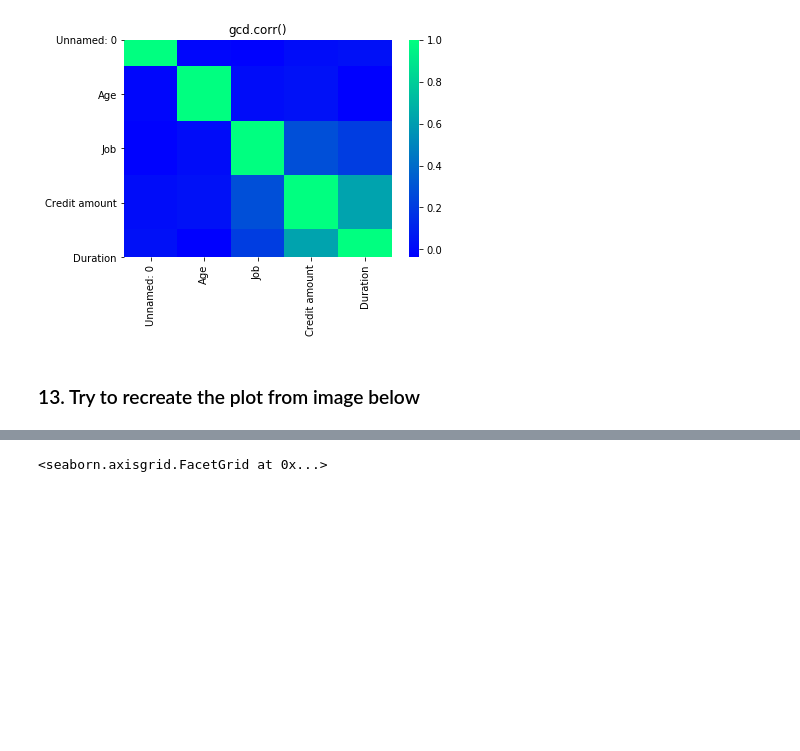
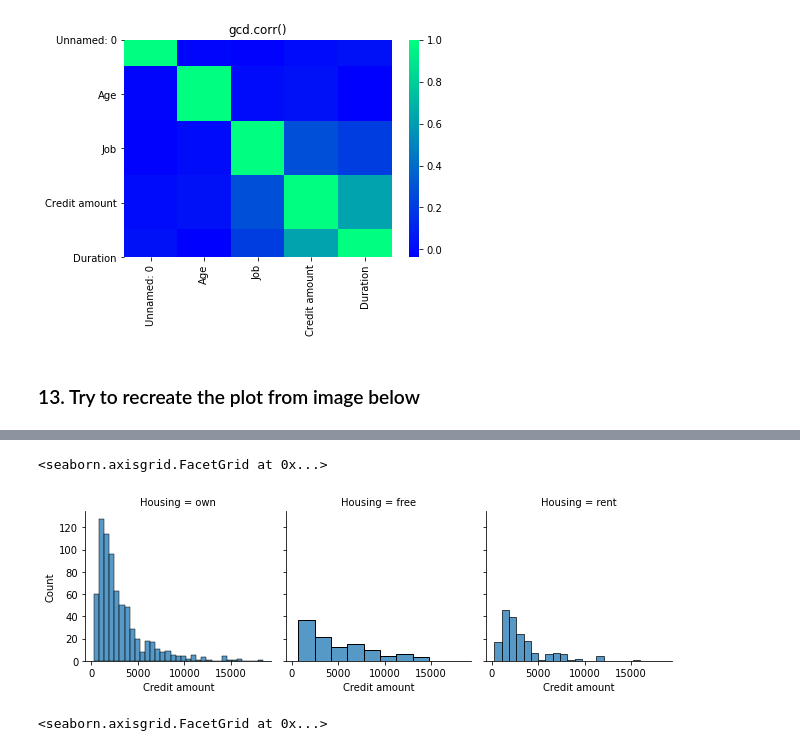
Before and after one commit to maxxig/DataSciencePythonCourse, a Jupyter notebook: 70.Seaborn+Task.ipynb/Seaborn Task.ipynb, the cells around one changed output, grey strips where cells are left out. Cells and saved outputs as stored; diff of their text form; code cells hidden in the pictures; blank space fills up the shorter version.

```diff
--- a/70.Seaborn+Task.ipynb/Seaborn Task.ipynb
+++ b/70.Seaborn+Task.ipynb/Seaborn Task.ipynb
@@ -102,3 +134,10 @@ Text(0.5, 1, 'gcd.corr()')
+# %%
+grid = sns.FacetGrid(data=data_value, col= 'Housing')
+#grid.set(xlim=300)
+grid.map(sns.histplot,'Credit amount')
+# %% [output]
+<seaborn.axisgrid.FacetGrid at 0x...>
+[figure, added]
 # %%
 # %% [output]
 <seaborn.axisgrid.FacetGrid at 0x...>
```
Also changed, not shown: parts of 7 cells of this notebook.
